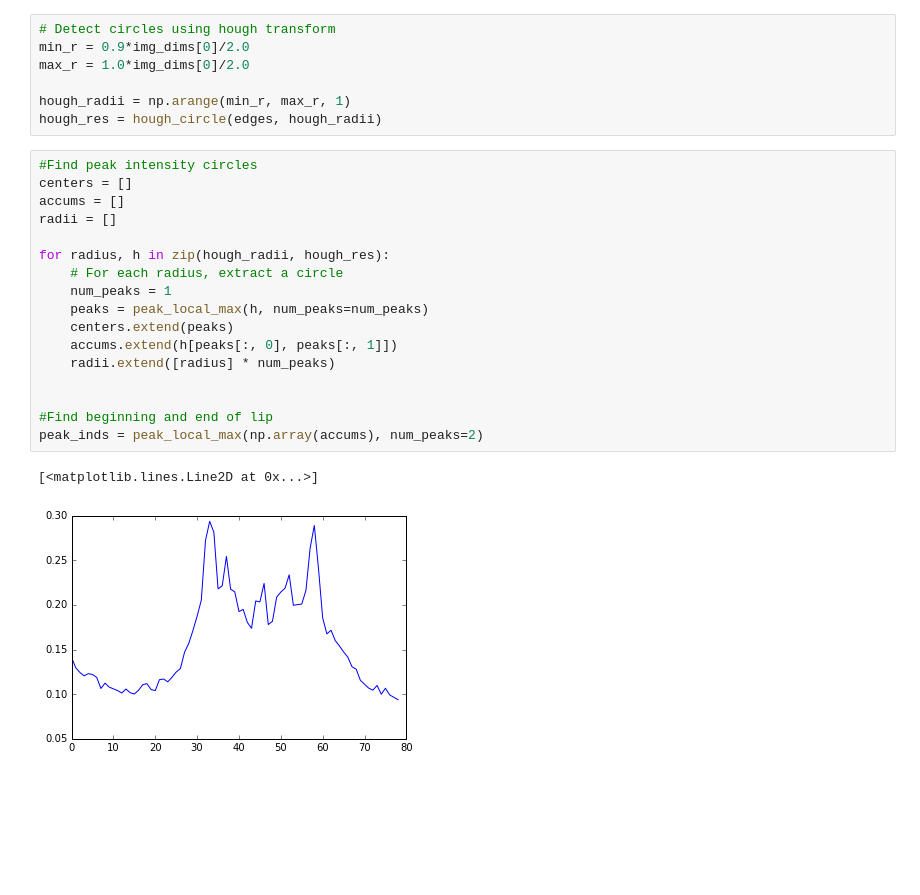
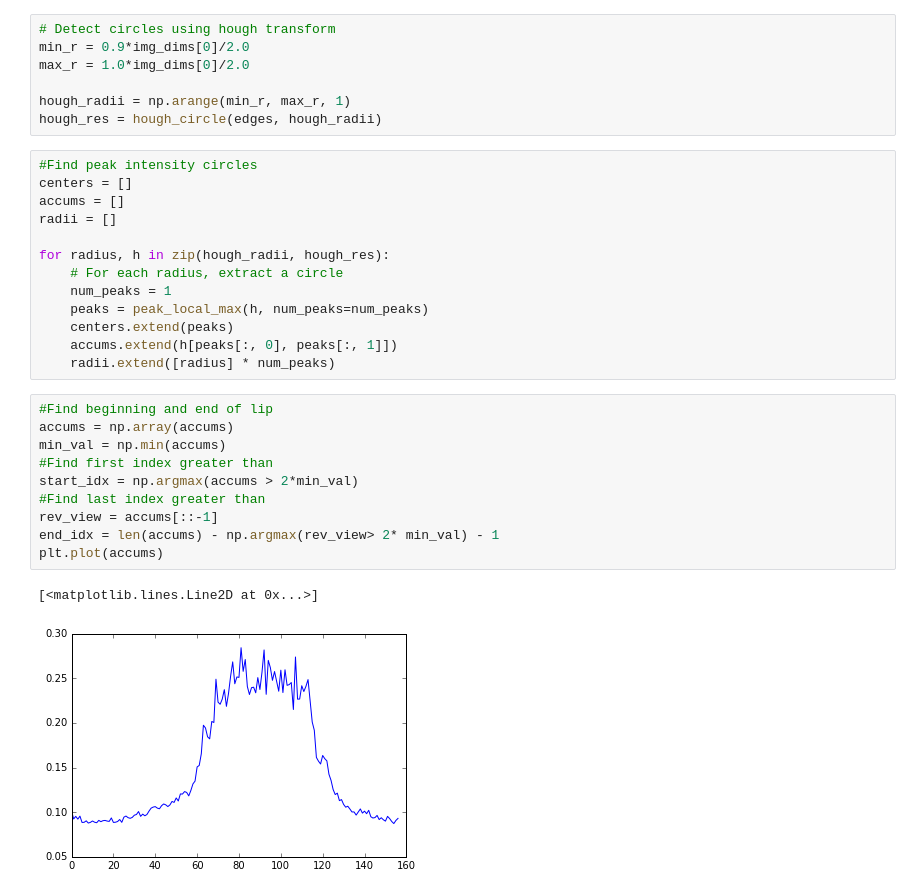
Before and after one commit to jpapon/seal_cup, a Jupyter notebook: seal_cup_testing.ipynb, the cells around one changed output. Cells and saved outputs as stored; diff of their text form; blank space fills up the shorter version.

```diff
--- a/seal_cup_testing.ipynb
+++ b/seal_cup_testing.ipynb
@@ -170,12 +170,18 @@ for radius, h in zip(hough_radii, hough_res):
     centers.extend(peaks)
     accums.extend(h[peaks[:, 0], peaks[:, 1]])
     radii.extend([radius] * num_peaks)
-
-
-#Find beginning and end of lip
-peak_inds = peak_local_max(np.array(accums), num_peaks=2)
-# %% [output]
-[<matplotlib.lines.Line2D at 0x...>]
-[figure, removed]
+# %%
+#Find beginning and end of lip
+accums = np.array(accums)
+min_val = np.min(accums)
+#Find first index greater than
+start_idx = np.argmax(accums > 2*min_val)
+#Find last index greater than
+rev_view = accums[::-1]
+end_idx = len(accums) - np.argmax(rev_view> 2* min_val) - 1
+plt.plot(accums)
+# %% [output]
+[<matplotlib.lines.Line2D at 0x...>]
+[figure, added]
 # %%
 #Find lip, set search range to beginning and past end of it
```
Also changed, not shown: parts of 6 cells of this notebook.
